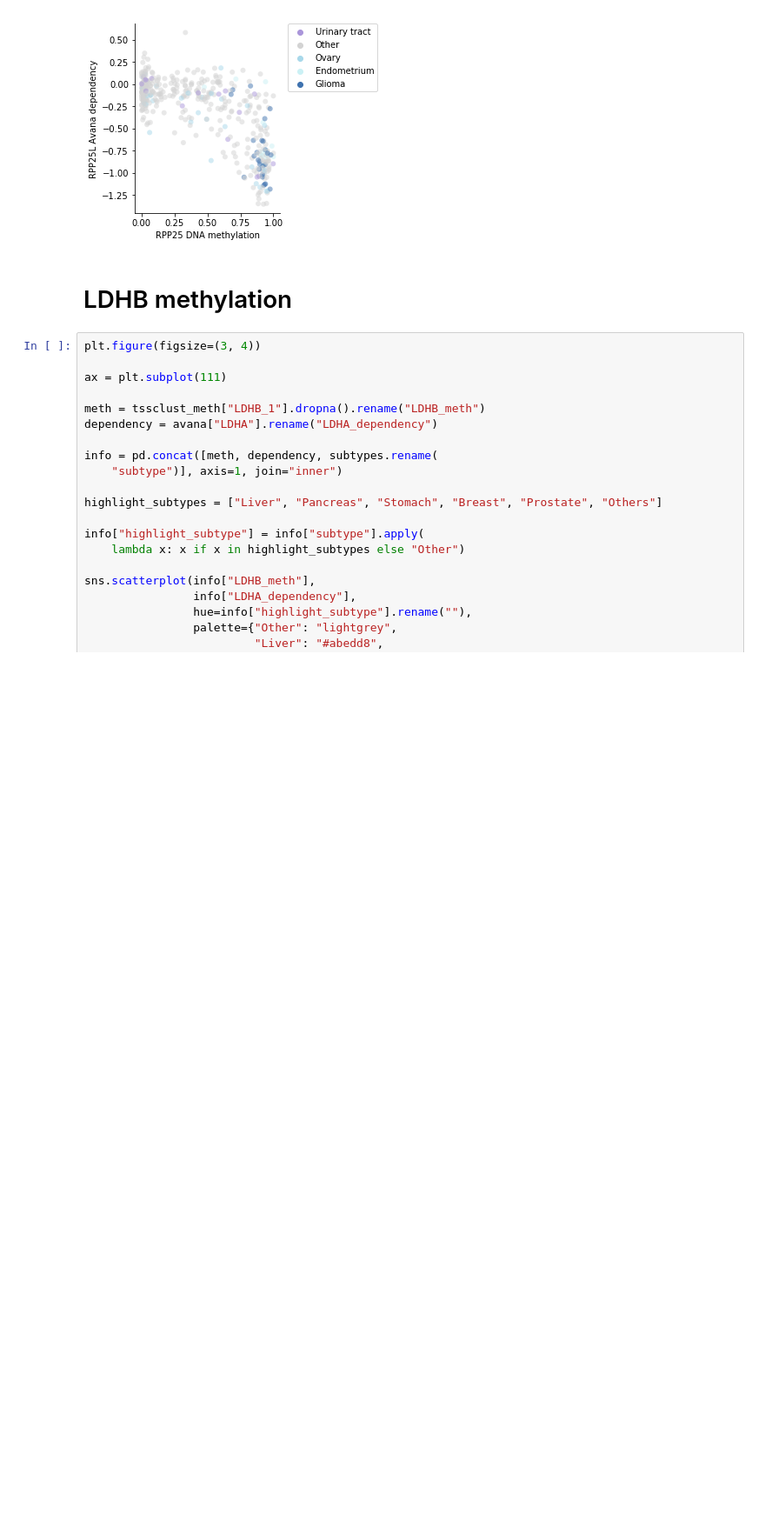
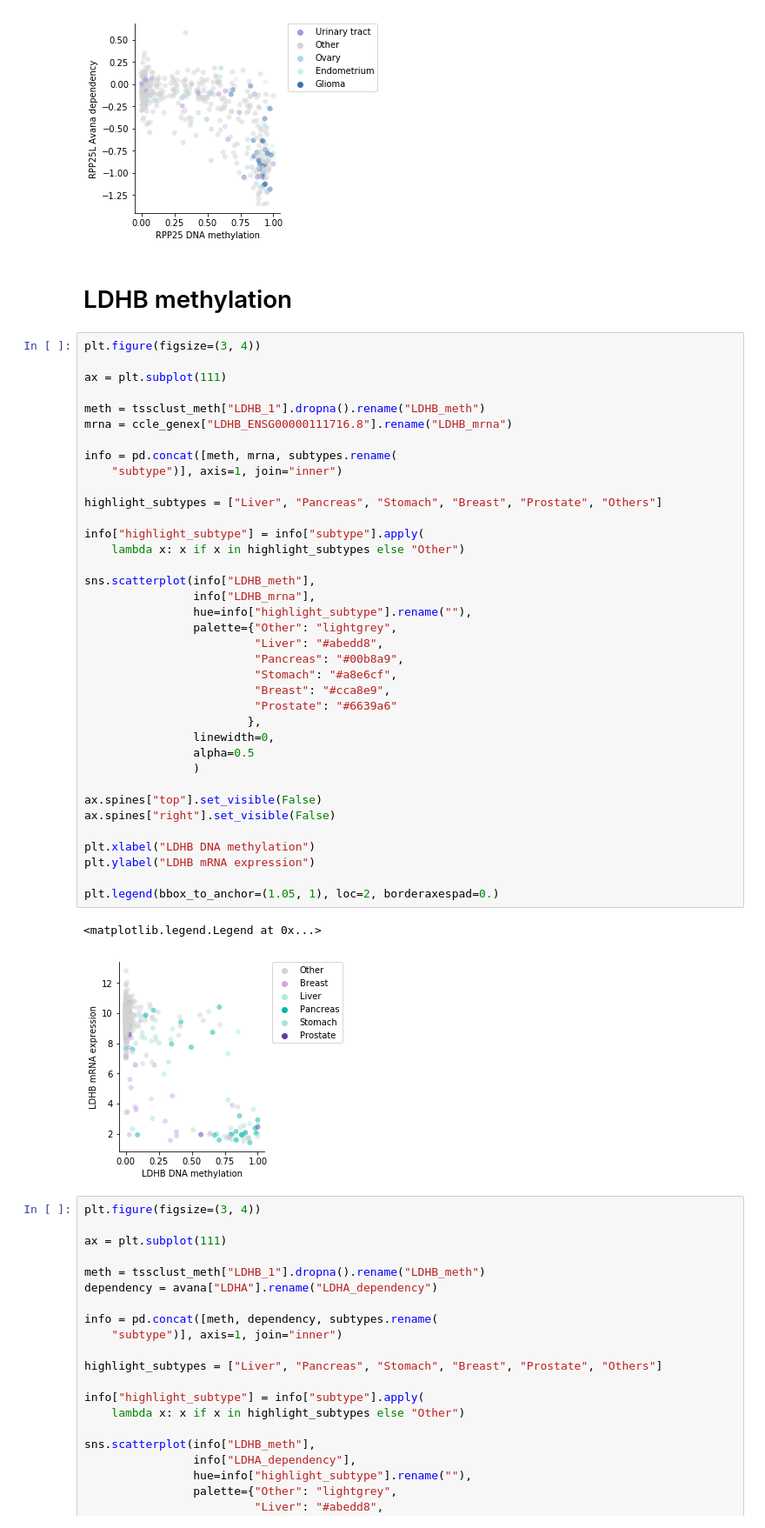
Before and after one commit to kevinhu/ccle-2019-analysis, a Jupyter notebook: notebooks/figure2_methylation-dependencies.ipynb, the cells around one changed output. Shown at 87% size. Cells and saved outputs as stored; diff of their text form; blank space fills up the shorter version.

Commit message:
LDHB methylation and expression

```diff
--- a/notebooks/figure2_methylation-dependencies.ipynb
+++ b/notebooks/figure2_methylation-dependencies.ipynb
@@ -430,6 +430,46 @@ plt.legend(bbox_to_anchor=(1.05, 1), loc=2, borderaxespad=0.)
 [figure]
 # %% [markdown]
 # LDHB methylation
+# %%
+plt.figure(figsize=(3, 4))
+
+ax = plt.subplot(111)
+
+meth = tssclust_meth["LDHB_1"].dropna().rename("LDHB_meth")
+mrna = ccle_genex["LDHB_ENSG00000111716.8"].rename("LDHB_mrna")
+
+info = pd.concat([meth, mrna, subtypes.rename(
+    "subtype")], axis=1, join="inner")
+
+highlight_subtypes = ["Liver", "Pancreas", "Stomach", "Breast", "Prostate", "Others"]
+
+info["highlight_subtype"] = info["subtype"].apply(
+    lambda x: x if x in highlight_subtypes else "Other")
+
+sns.scatterplot(info["LDHB_meth"],
+                info["LDHB_mrna"],
+                hue=info["highlight_subtype"].rename(""),
+                palette={"Other": "lightgrey",
+                         "Liver": "#abedd8",
+                         "Pancreas": "#00b8a9",
+                         "Stomach": "#a8e6cf",
+                         "Breast": "#cca8e9",
+                         "Prostate": "#6639a6"
+                        },
+                linewidth=0,
+                alpha=0.5
+                )
+
+ax.spines["top"].set_visible(False)
+ax.spines["right"].set_visible(False)
+
+plt.xlabel("LDHB DNA methylation")
+plt.ylabel("LDHB mRNA expression")
+
+plt.legend(bbox_to_anchor=(1.05, 1), loc=2, borderaxespad=0.)
+# %% [output]
+<matplotlib.legend.Legend at 0x...>
+[figure, added]
 # %%
 plt.figure(figsize=(3, 4))
 
```
